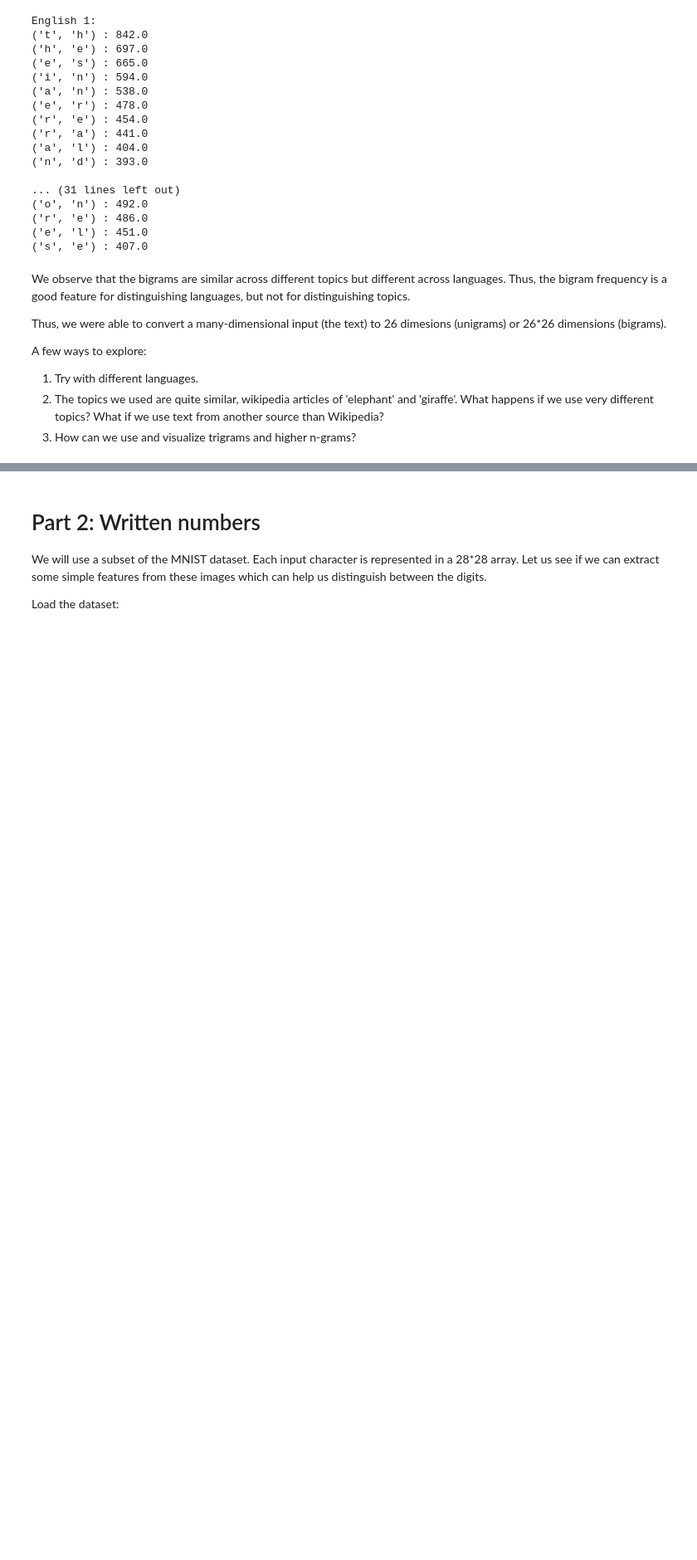
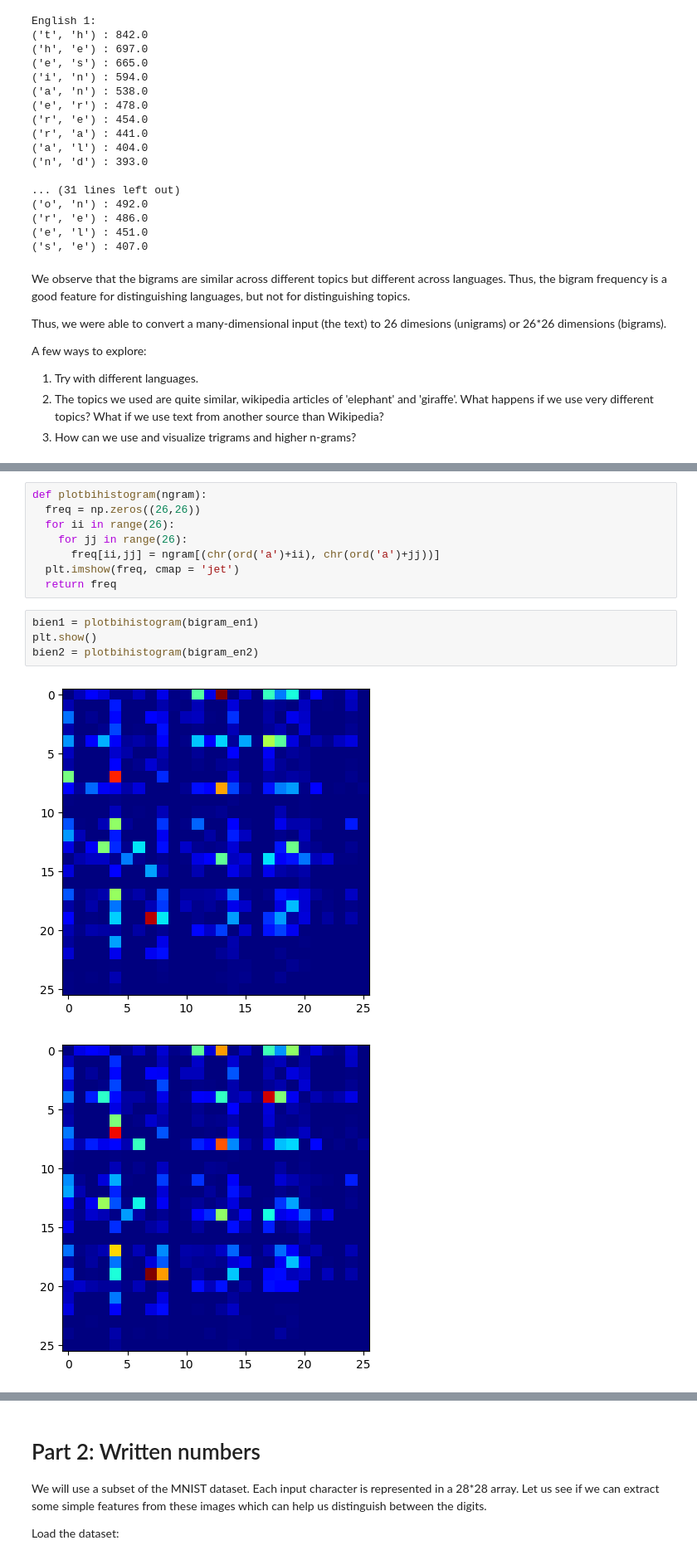
Before and after one commit to himawant/IIIT-H-colab, a Jupyter notebook: Module_01_Lab_01_Features.ipynb, the cells around one changed output, grey strips where cells are left out. Shown at 83% size. Cells and saved outputs as stored; diff of their text form; blank space fills up the shorter version.

```diff
--- a/Module_01_Lab_01_Features.ipynb
+++ b/Module_01_Lab_01_Features.ipynb
@@ -233,0 +385,15 @@ A few ways to explore:
+# %%
+def plotbihistogram(ngram):
+  freq = np.zeros((26,26))
+  for ii in range(26):
+    for jj in range(26):
+      freq[ii,jj] = ngram[(chr(ord('a')+ii), chr(ord('a')+jj))]
+  plt.imshow(freq, cmap = 'jet')
+  return freq
+# %%
+bien1 = plotbihistogram(bigram_en1)
+plt.show()
+bien2 = plotbihistogram(bigram_en2)
+# %% [output]
+[figure, added]
+[figure, added]
```
Also changed, not shown: parts of 19 cells of this notebook.
